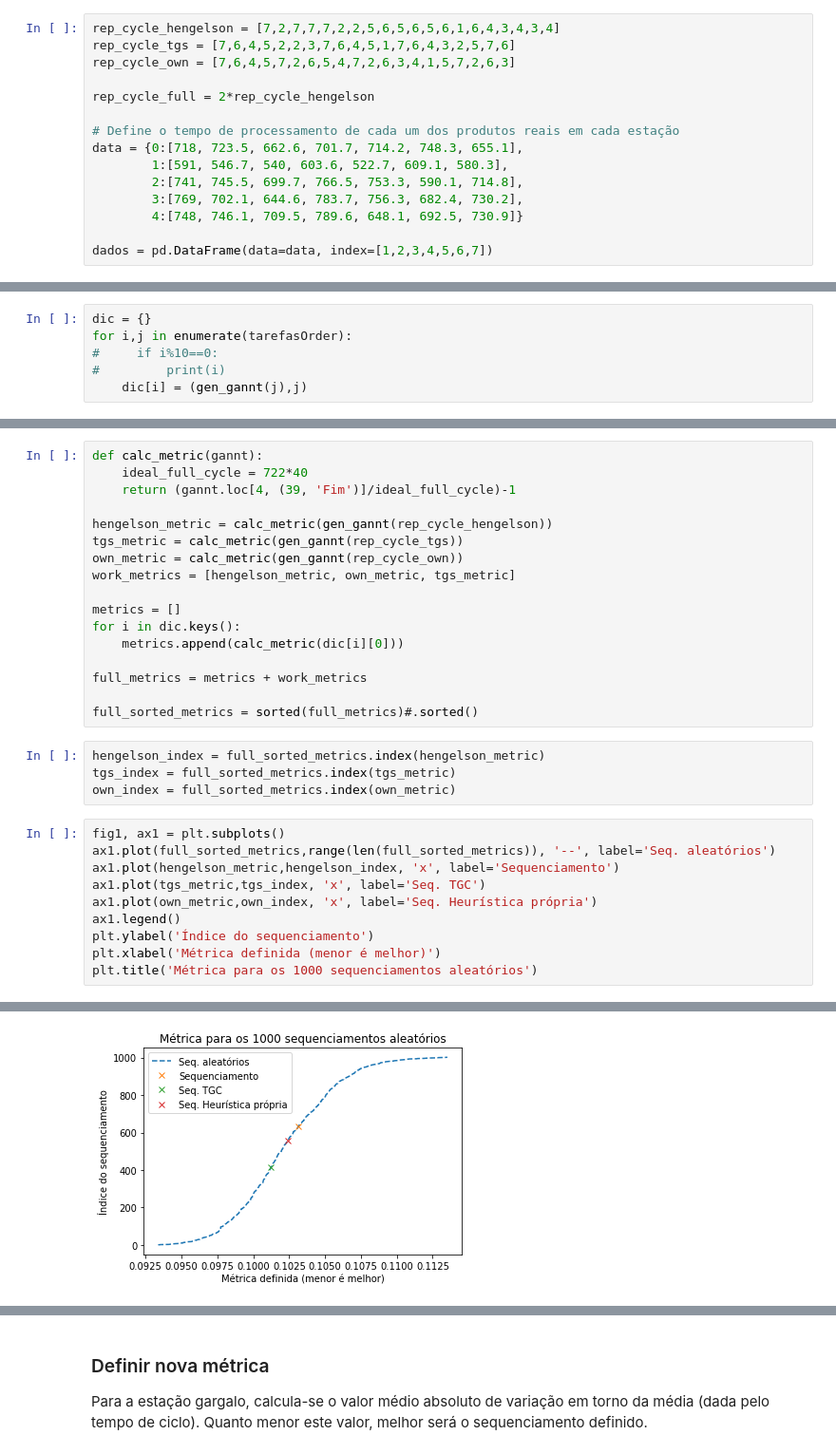
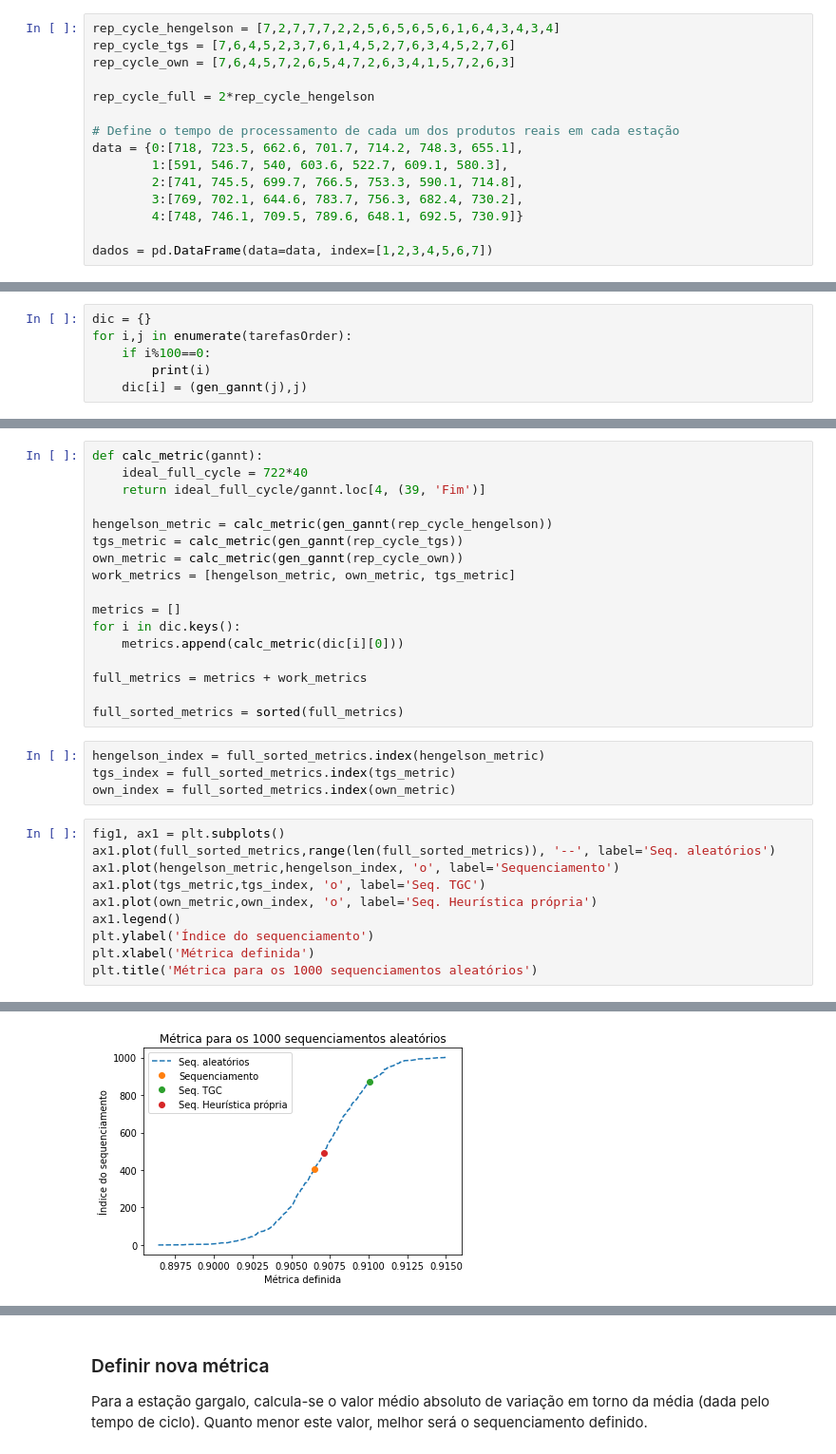
Before and after one commit to eduardolp/metodos_proj1, a Jupyter notebook: GanntGenerator.ipynb, the cells around one changed output, grey strips where cells are left out. Shown at 95% size. Saved outputs shown, nothing was run; the diff lists cells and outputs as text.

Commit message:
Update metrics

```diff
--- a/GanntGenerator.ipynb
+++ b/GanntGenerator.ipynb
@@ -9,7 +9,7 @@ from scipy import stats
 ### Define os parâmetros de entrada para o Grupo 12
 # %%
 rep_cycle_hengelson = [7,2,7,7,7,2,2,5,6,5,6,5,6,1,6,4,3,4,3,4]
-rep_cycle_tgs = [7,6,4,5,2,2,3,7,6,4,5,1,7,6,4,3,2,5,7,6]
+rep_cycle_tgs = [7,6,4,5,2,3,7,6,1,4,5,2,7,6,3,4,5,2,7,6]
 rep_cycle_own = [7,6,4,5,7,2,6,5,4,7,2,6,3,4,1,5,7,2,6,3]
 
 rep_cycle_full = 2*rep_cycle_hengelson
@@ -133,6 +133,6 @@ for i in range (0,1000):
 # %%
 dic = {}
 for i,j in enumerate(tarefasOrder):
-#     if i%10==0:
-#         print(i)
+    if i%100==0:
+        print(i)
     dic[i] = (gen_gannt(j),j)
@@ -161,7 +172,7 @@ sendo:
 # %%
 def calc_metric(gannt):
     ideal_full_cycle = 722*40
-    return (gannt.loc[4, (39, 'Fim')]/ideal_full_cycle)-1
+    return ideal_full_cycle/gannt.loc[4, (39, 'Fim')]
 
 hengelson_metric = calc_metric(gen_gannt(rep_cycle_hengelson))
 tgs_metric = calc_metric(gen_gannt(rep_cycle_tgs))
@@ -174,7 +185,7 @@ for i in dic.keys():
 
 full_metrics = metrics + work_metrics
 
-full_sorted_metrics = sorted(full_metrics)#.sorted()
+full_sorted_metrics = sorted(full_metrics)
 # %%
 hengelson_index = full_sorted_metrics.index(hengelson_metric)
 tgs_index = full_sorted_metrics.index(tgs_metric)
@@ -182,16 +193,16 @@ own_index = full_sorted_metrics.index(own_metric)
 # %%
 fig1, ax1 = plt.subplots()
 ax1.plot(full_sorted_metrics,range(len(full_sorted_metrics)), '--', label='Seq. aleatórios')
-ax1.plot(hengelson_metric,hengelson_index, 'x', label='Sequenciamento')
-ax1.plot(tgs_metric,tgs_index, 'x', label='Seq. TGC')
-ax1.plot(own_metric,own_index, 'x', label='Seq. Heurística própria')
+ax1.plot(hengelson_metric,hengelson_index, 'o', label='Sequenciamento')
+ax1.plot(tgs_metric,tgs_index, 'o', label='Seq. TGC')
+ax1.plot(own_metric,own_index, 'o', label='Seq. Heurística própria')
 ax1.legend()
 plt.ylabel('Índice do sequenciamento')
-plt.xlabel('Métrica definida (menor é melhor)')
+plt.xlabel('Métrica definida')
 plt.title('Métrica para os 1000 sequenciamentos aleatórios')
 # %% [output]
 Text(0.5, 1.0, 'Métrica para os 1000 sequenciamentos aleatórios')
-[figure, old version]
+[figure, new version]
 # %%
 fig2, ax2 = plt.subplots()
 ax2.hist(metrics, bins=20)#, density=True)#, cumulative=True)
```
Also changed, not shown: parts of 11 cells of this notebook.
